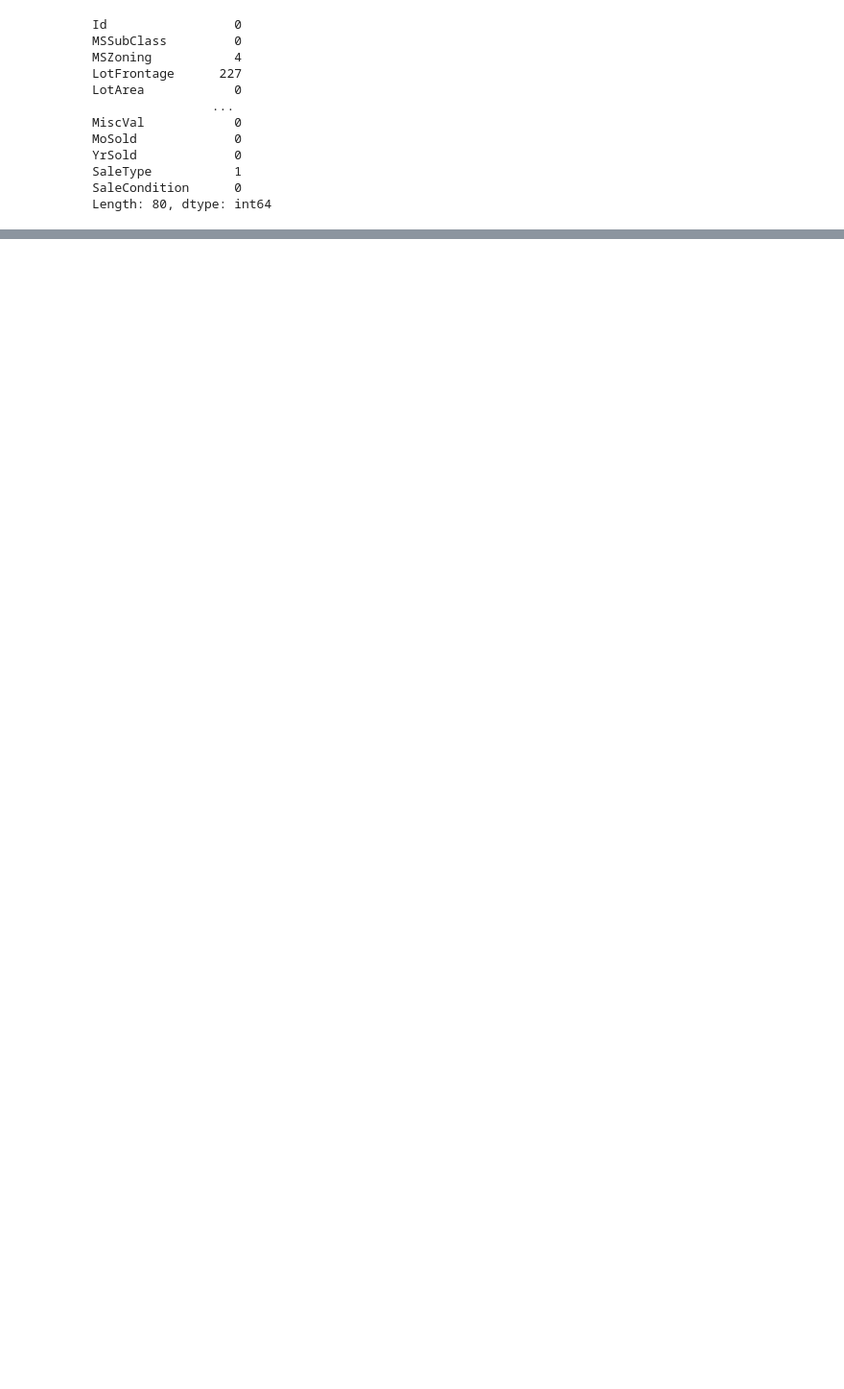
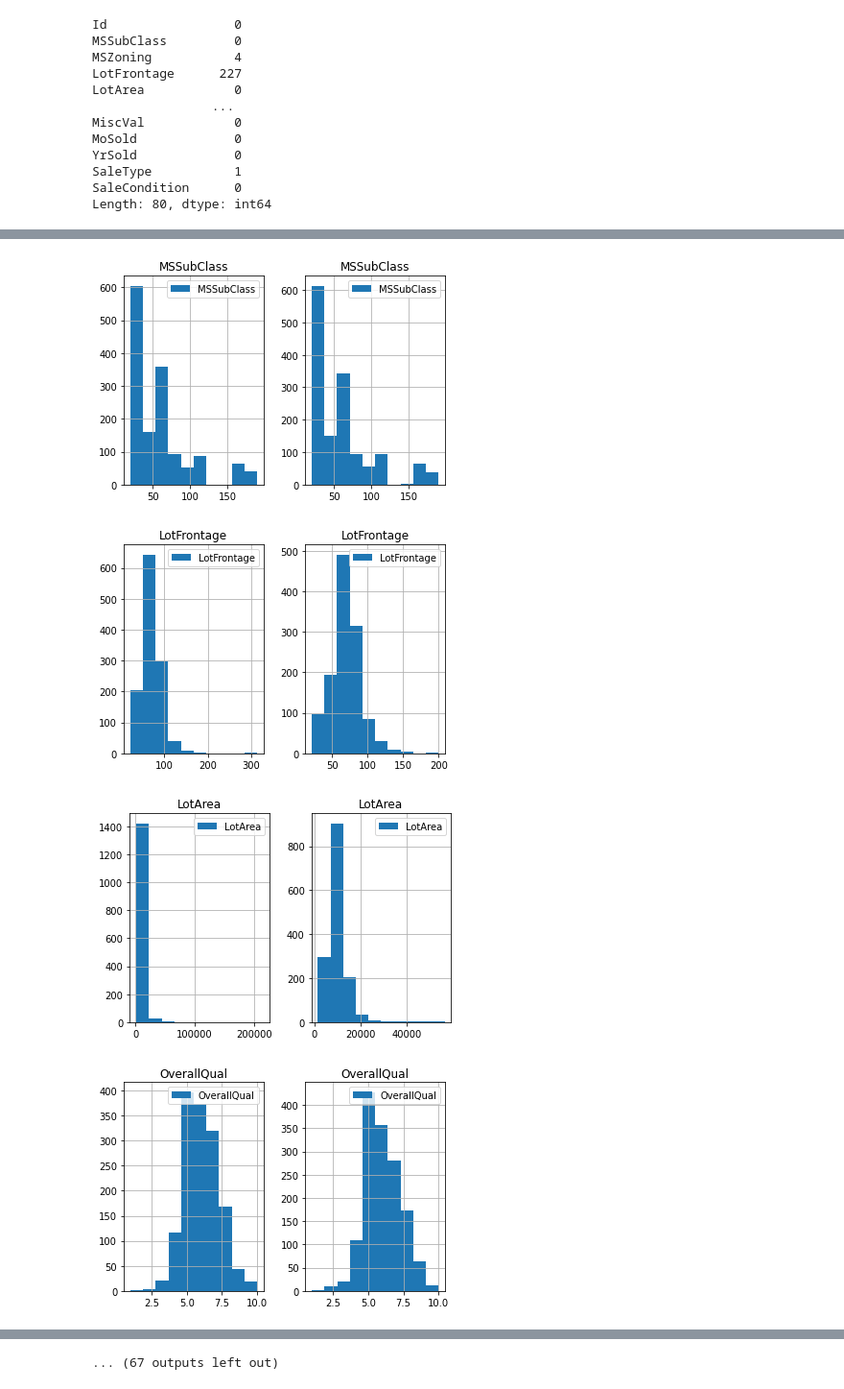
Before and after one commit to mikolajkania/kaggle-03-house-prices, a Jupyter notebook: notebooks/eda_test.ipynb, the cells around one changed output, grey strips where cells are left out. Shown at 96% size. Drawn from its saved outputs; the diff is of its cells as text; code cells hidden in the pictures; blank space fills up the shorter version.

Commit message:
Comparison of train & test columns

```diff
--- a/notebooks/eda_test.ipynb
+++ b/notebooks/eda_test.ipynb
@@ -5,6 +7,8 @@ import pandas as pd
 # %%
-test: pd.DataFrame = pd.read_csv('../data/test.csv')
-test.head()
+train_set_df: pd.DataFrame = pd.read_csv('../data/train.csv')
+
+test_df: pd.DataFrame = pd.read_csv('../data/test.csv')
+test_df.head()
 # %% [output]
 |  | Id | MSSubClass | MSZoning | LotFrontage | LotArea | Street | Alley | LotShape | LandContour | ... |
 | 0 | 1461 | 20 | RH | 80.0 | 11622 | Pave | NaN | Reg | Lvl | ... |
@@ -94,5 +34,0 @@ corr
-# %%
-for col in test.columns:
-    if col in corr:
-        col_sorted = corr[col].sort_values(ascending=False)
-        print(col_sorted[1])
@@ -116,0 +35,10 @@ for col in test.columns:
+# %%
+for col in test_df.columns:
+    if pd.api.types.is_string_dtype(test_df[col].dtype):
+        factorized_column = col + '_fact'
+        train_set_df[col + '_fact'] = pd.factorize(train_set_df[col])[0]
+        test_df[col + '_fact'] = pd.factorize(test_df[col])[0]
+        train_set_df.drop(col.replace('_fact', ''), axis=1, inplace=True)
+        test_df.drop(col.replace('_fact', ''), axis=1, inplace=True)
+
+test_df.head()
@@ -116,0 +55,13 @@ for col in test.columns:
+# %%
+def compare_hist(feature: list[str]):
+    fig, axes = plt.subplots(nrows=len(feature), ncols=2)
+    train_set_df.hist(column=feature, legend=True, ax=axes[0])
+    test_df.hist(column=feature, legend=True, ax=axes[1])
+# %%
+for col in test_df.columns[1:]:
+    compare_hist([col])
+# %% [output]
+[figure, added]
+[figure, added]
+[figure, added]
+[figure, added]
@@ -116,0 +76 @@ for col in test.columns:
+... (67 outputs left out)
```
Also changed, not shown: parts of 18 cells of this notebook, 1 other file.
